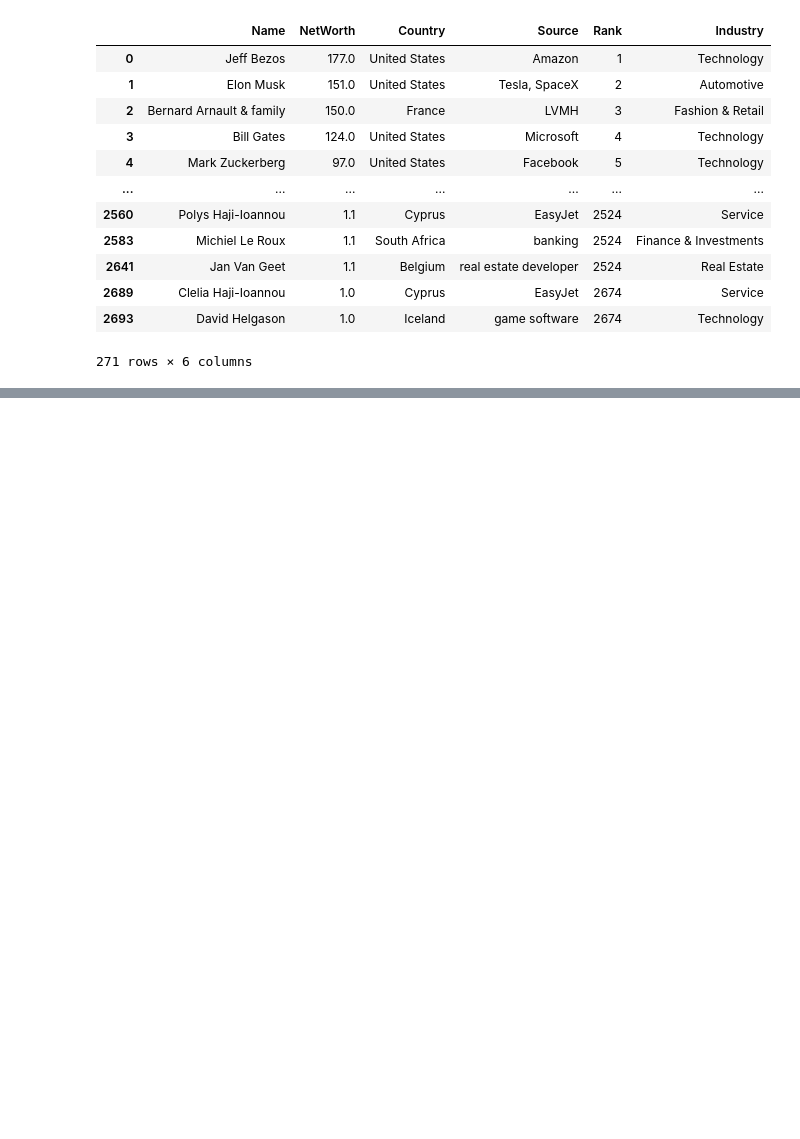
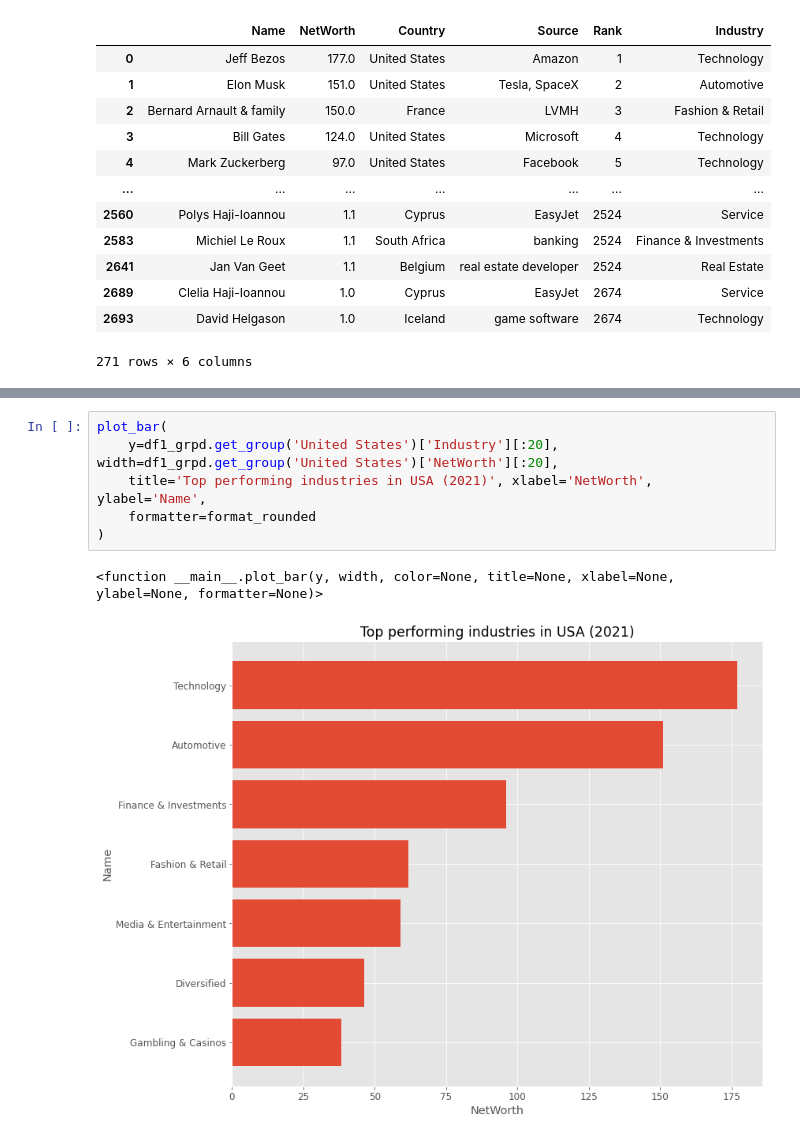
Before and after one commit to eldrigeampong/Data-Science, a Jupyter notebook: Forbes/project1.ipynb, the cells around one changed output, grey strips where cells are left out. Saved outputs shown, nothing was run; the diff lists cells and outputs as text; blank space fills up the shorter version.

```diff
--- a/Forbes/project1.ipynb
+++ b/Forbes/project1.ipynb
@@ -447,0 +468,9 @@ df1_grpd.head()
+# %%
+plot_bar(
+    y=df1_grpd.get_group('United States')['Industry'][:20], width=df1_grpd.get_group('United States')['NetWorth'][:20],
+    title='Top performing industries in USA (2021)', xlabel='NetWorth', ylabel='Name',
+    formatter=format_rounded
+)
+# %% [output]
+<function __main__.plot_bar(y, width, color=None, title=None, xlabel=None, ylabel=None, formatter=None)>
+[figure, added]
```
Also changed, not shown: parts of 7 cells of this notebook, 1 other file.
